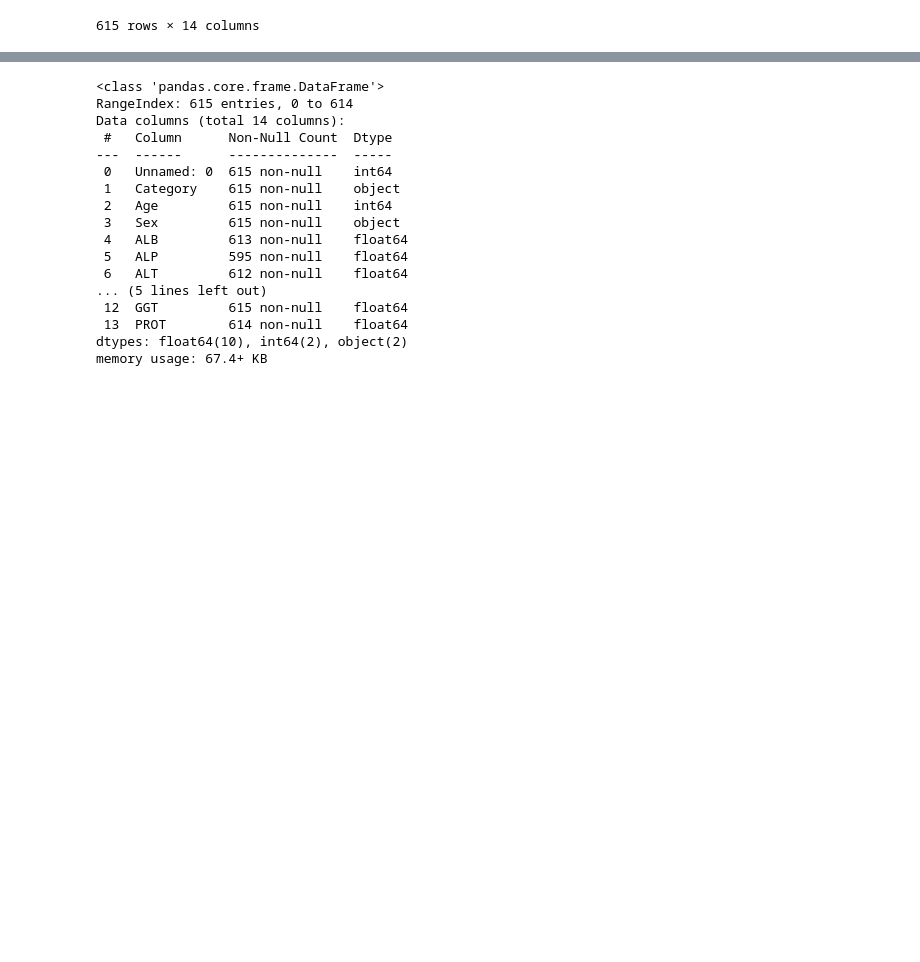
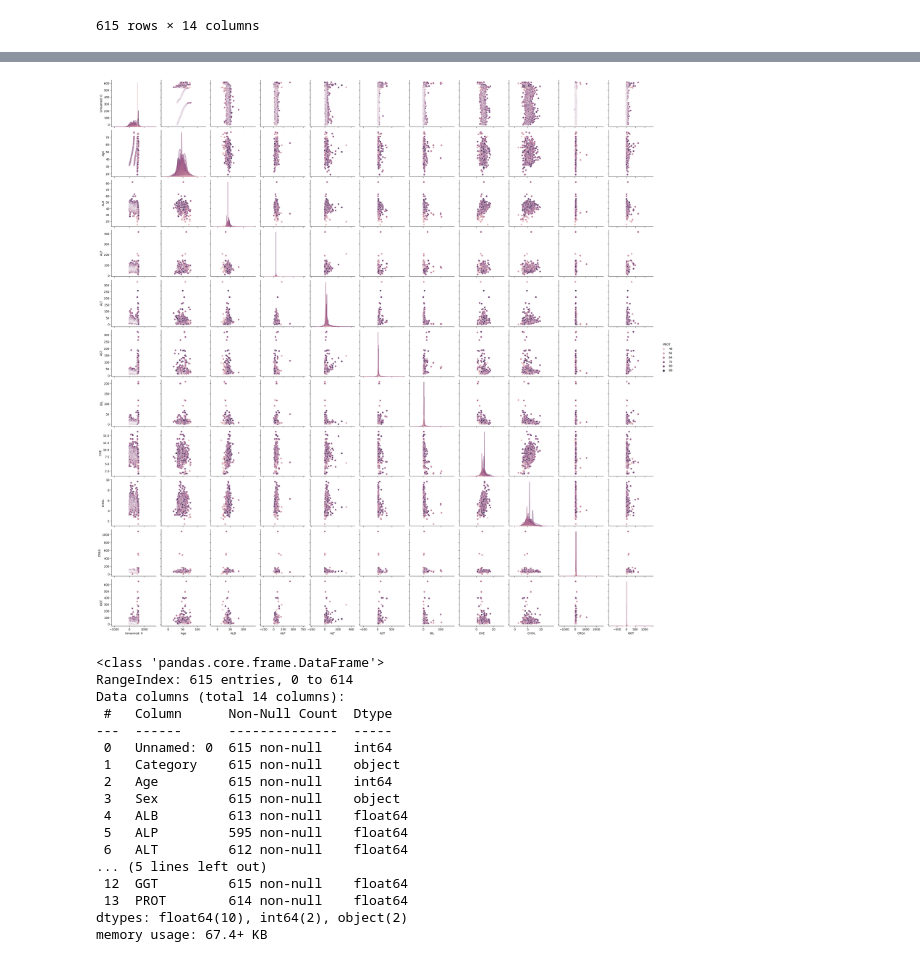
Before and after one commit to Arjun-P-Dinesh/Advanced-Machine-Learning, a Jupyter notebook: 2348506_LabProgram5.ipynb, the cells around one changed output, grey strips where cells are left out. Drawn from its saved outputs; the diff is of its cells as text; code cells hidden in the pictures; blank space fills up the shorter version.

```diff
--- a/2348506_LabProgram5.ipynb
+++ b/2348506_LabProgram5.ipynb
@@ -34,6 +34,11 @@ df.describe()
 | 50% | 308.000000 | 47.000000 | 42.000000 | 66.200000 | 23.000000 | 25.900000 | 7.300000 | 8.260000 | 5.300000 | 76.850000 | 23.300000 | ... |
 | 75% | 461.500000 | 54.000000 | 45.200000 | 80.100000 | 33.100000 | 32.900000 | 11.200000 | 9.590000 | 6.065000 | 88.000000 | 40.200000 | ... |
 | max | 615.000000 | 77.000000 | 82.200000 | 416.600000 | 325.300000 | 324.000000 | 254.000000 | 16.410000 | 9.670000 | 1079.100000 | 650.900000 | ... |
+# %%
+sns.pairplot(df,hue='PROT')
+plt.show()
+# %% [output]
+[figure, added]
 # %%
 df.info()
 # %% [output]
```
Also changed, not shown: parts of 5 cells of this notebook.
